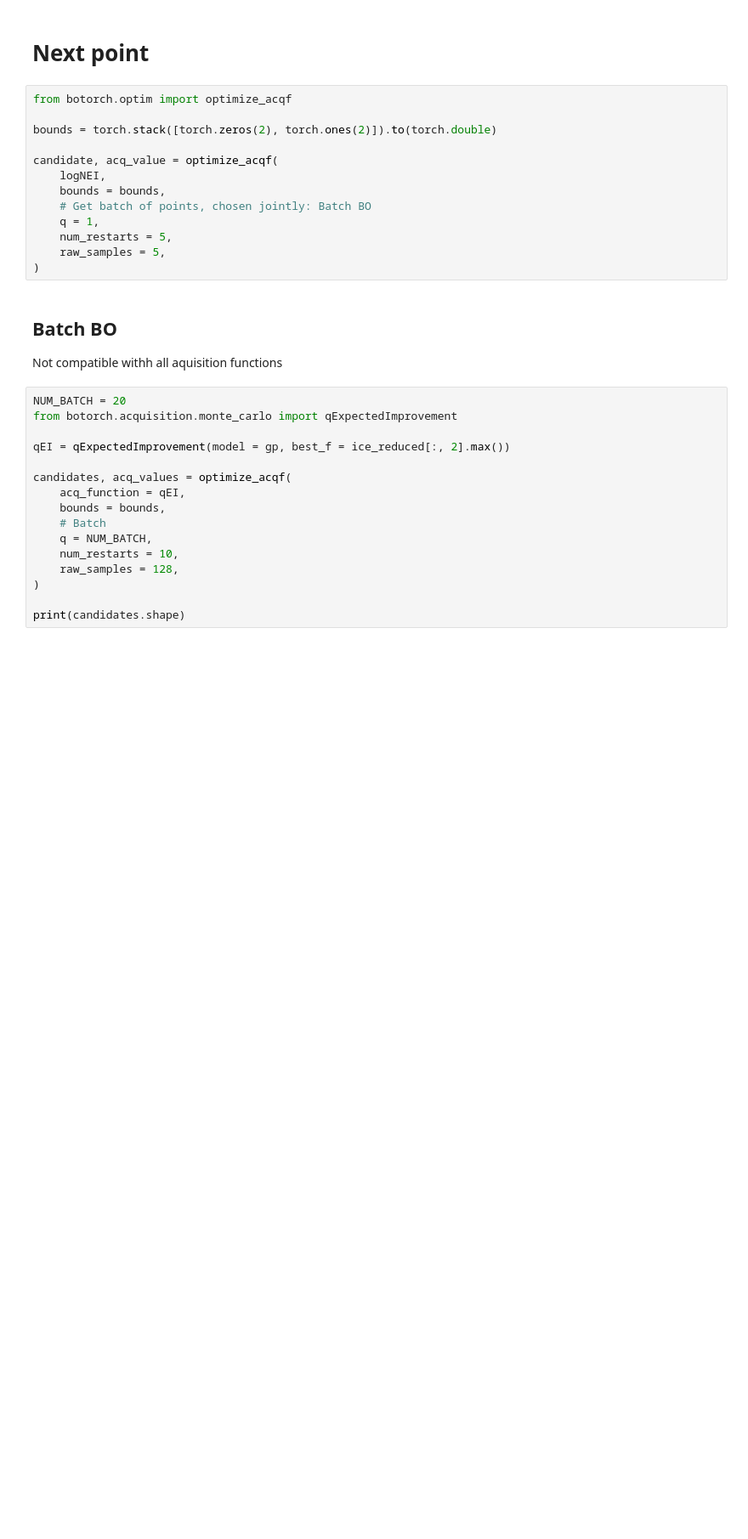
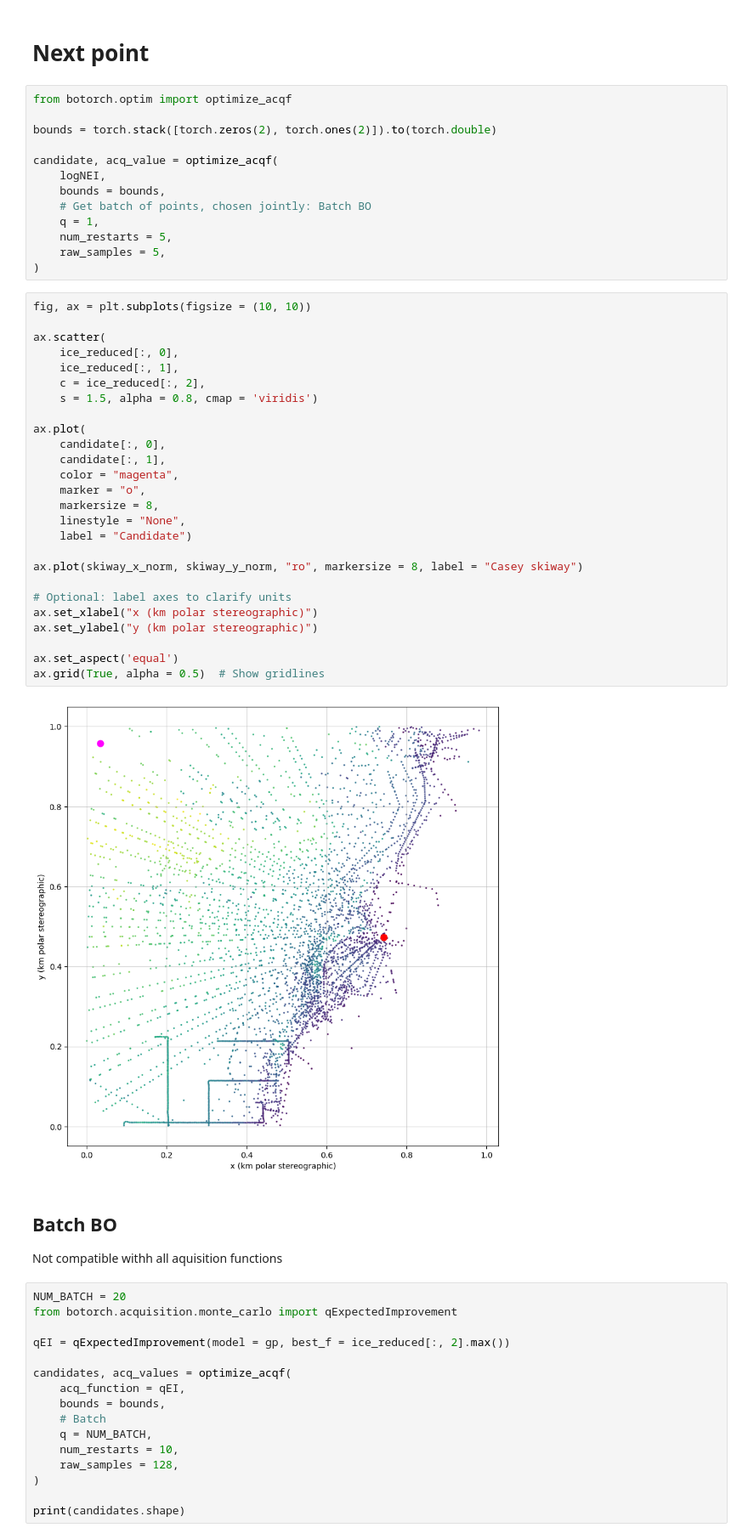
Before and after one commit to kimbente/BO4AIS, a Jupyter notebook: develop_bo.ipynb, the cells around one changed output. Shown at 85% size. Saved outputs shown, nothing was run; the diff lists cells and outputs as text; blank space fills up the shorter version.

```diff
--- a/develop_bo.ipynb
+++ b/develop_bo.ipynb
@@ -70,6 +70,34 @@ candidate, acq_value = optimize_acqf(
     num_restarts = 5,
     raw_samples = 5,
 )
+# %%
+fig, ax = plt.subplots(figsize = (10, 10))
+
+ax.scatter(
+    ice_reduced[:, 0],
+    ice_reduced[:, 1],
+    c = ice_reduced[:, 2],
+    s = 1.5, alpha = 0.8, cmap = 'viridis')
+
+ax.plot(
+    candidate[:, 0],
+    candidate[:, 1],
+    color = "magenta",
+    marker = "o",
+    markersize = 8,
+    linestyle = "None",
+    label = "Candidate")
+
+ax.plot(skiway_x_norm, skiway_y_norm, "ro", markersize = 8, label = "Casey skiway")
+
+# Optional: label axes to clarify units
+ax.set_xlabel("x (km polar stereographic)")
+ax.set_ylabel("y (km polar stereographic)")
+
+ax.set_aspect('equal')
+ax.grid(True, alpha = 0.5)  # Show gridlines
+# %% [output]
+[figure, added]
 # %% [markdown]
 ## Batch BO
 
```
Also changed, not shown: parts of 1 cell of this notebook, 2 other files.
